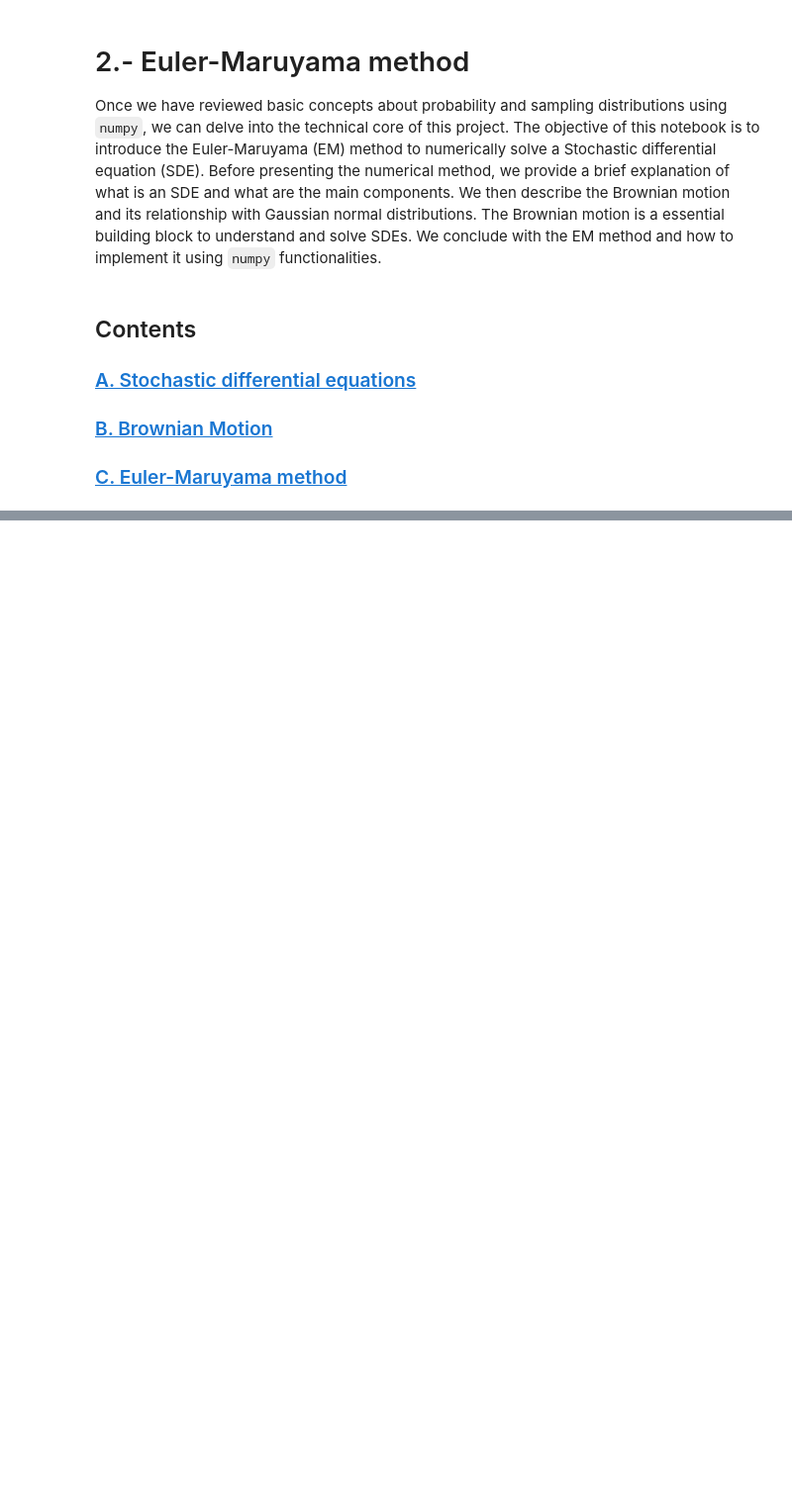
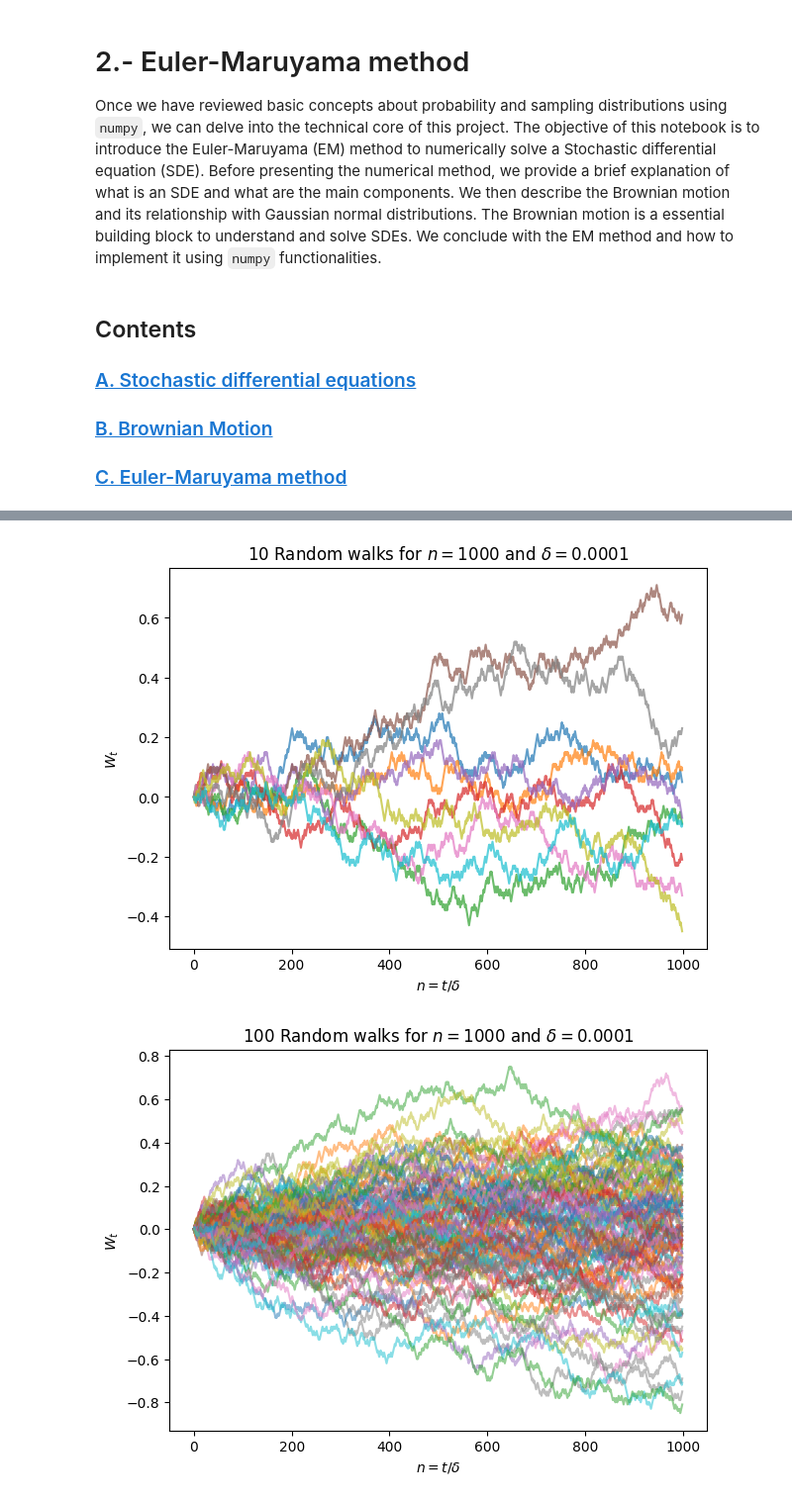
Before and after one commit to ImperialCollegeLondon/ReCoDe-Euler-Maruyama, a Jupyter notebook: notebooks/2.- Euler-Maruyama method.ipynb, the cells around one changed output, grey strips where cells are left out. Shown at 99% size. Saved outputs shown, nothing was run; the diff lists cells and outputs as text; code cells hidden in the pictures; blank space fills up the shorter version.

```diff
--- a/notebooks/2.- Euler-Maruyama method.ipynb
+++ b/notebooks/2.- Euler-Maruyama method.ipynb
@@ -27,0 +116,48 @@ Now, we explain each component of the equation above.
+# %%
+# Define the random variable x_k over multiple realisations
+def get_multiple_x_k(delta: float, size: int):
+    coins = np.random.rand(size)  # coin toss
+    result = np.ones(size) * (-1)**(coins < 0.5) * np.sqrt(delta)
+    return result
+
+def compute_multiple_w_t(n: int, delta:float, size: int):
+    w_t = np.zeros(shape=(n, size))
+    w_t[0, :] = 0  # recall initial condition by definition W_0 = 0
+    for i in range(1, n):
+        w_t[i, :] = get_multiple_x_k(delta=delta, size=size)
+
+    # Apply the cumulative sum to represent W_t at time t
+    w_t = np.cumsum(w_t, axis=0)
+
+    return w_t
+# %%
+delta = 0.0001
+multiple_10_w_t = compute_multiple_w_t(n=1000, delta=delta, size=10)
+
+fig, ax = plt.subplots(figsize=(7, 5))
+ax.plot(multiple_10_w_t, alpha=.7)
+ax.set_xlabel(r"$n=t/\delta$")
+ax.set_ylabel(r"$W_t$")
+ax.set_title(f"10 Random walks for $n=1000$ and $\delta=0.0001$")
+plt.show()
+
+multiple_100_w_t = compute_multiple_w_t(n=1000, delta=delta, size=100)
+
+fig, ax = plt.subplots(figsize=(7, 5))
+ax.plot(multiple_100_w_t, alpha=.5)
+ax.set_xlabel(r"$n=t/\delta$")
+ax.set_ylabel(r"$W_t$")
+ax.set_title(f"100 Random walks for $n=1000$ and $\delta=0.0001$")
+plt.show()
+
+multiple_10000_w_t = compute_multiple_w_t(n=1000, delta=delta, size=10_000)
+
+fig, ax = plt.subplots(figsize=(7, 5))
+ax.plot(multiple_10000_w_t, alpha=.1)
+ax.set_xlabel(r"$n=t/\delta$")
+ax.set_ylabel(r"$W_t$")
+ax.set_title(f"10000 Random walks for $n=1000$ and $\delta=0.0001$")
+plt.show()
+# %% [output]
+[figure, added]
+[figure, added]
```
Also changed, not shown: parts of 13 cells of this notebook.
